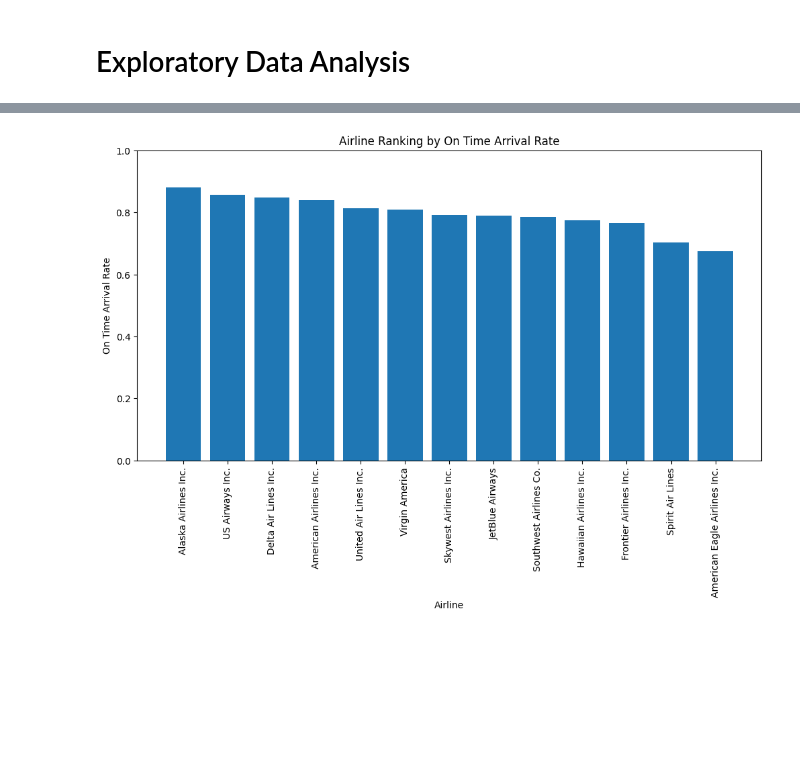
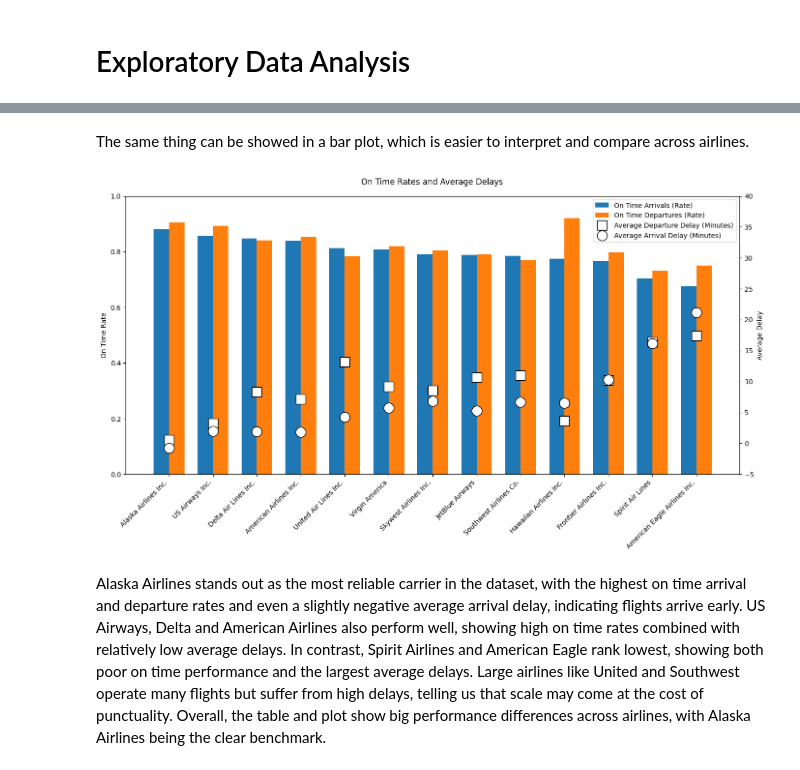
Before and after one commit to UCB-stat-159-f25/final-group21, a Jupyter notebook: EDA.ipynb, the cells around one changed output, grey strips where cells are left out. Drawn from its saved outputs; the diff is of its cells as text; code cells hidden in the pictures; blank space fills up the shorter version.

Commit message:
changed plot for comparison of airlines and added comments

```diff
--- a/EDA.ipynb
+++ b/EDA.ipynb
@@ -71,13 +81,44 @@ summary_performance[["AIRLINE", "n_flights",
-# %%
-plt.figure(figsize=(12, 6))
-plt.bar(summary_performance["AIRLINE"], summary_performance["arr_on_time_rate"])
-
-plt.title("Airline Ranking by On Time Arrival Rate")
-plt.xlabel("Airline")
-plt.ylabel("On Time Arrival Rate")
-plt.xticks(rotation=90)
-plt.ylim(0, 1)
-
-plt.show()
-# %% [output]
-[figure, removed]
+# %% [markdown]
+The same thing can be showed in a bar plot, which is easier to interpret and compare across airlines.
+# %%
+# Showing the ranked airlines in a bar chart
+fig, ax1 = plt.subplots(figsize=(14, 8))
+
+# On Time Rates
+width = 0.35
+ax1.bar(np.arange(len(summary_performance["AIRLINE"])) - width/2,
+        summary_performance["arr_on_time_rate"], width, label="On Time Arrivals (Rate)")
+ax1.bar(np.arange(len(summary_performance["AIRLINE"])) + width/2,
+        summary_performance["dep_on_time_rate"], width, label="On Time Departures (Rate)")
+ax1.set_ylabel("On Time Rate")
+ax1.set_ylim(0, 1)
+ax1.set_xticks(np.arange(len(summary_performance["AIRLINE"])))
+ax1.set_xticklabels(summary_performance["AIRLINE"], rotation=45, ha="right")
+
+# Average Delays
+ax2 = ax1.twinx()
+ax2.plot(np.arange(len(summary_performance["AIRLINE"])),
+         summary_performance["mean_dep_delay"], marker="s", markersize=15,
+         linestyle="None", label="Average Departure Delay (Minutes)",
+         markerfacecolor="white", markeredgecolor="black")
+ax2.plot(np.arange(len(summary_performance["AIRLINE"])),
+         summary_performance["mean_arr_delay"], marker="o", markersize=15,
+         linestyle="None", label="Average Arrival Delay (Minutes)",
+         markerfacecolor="white", markeredgecolor="black")
+ax2.set_ylim(-5, 40)
+ax2.set_ylabel("Average Delay")
+
+# Title
+fig.suptitle("On Time Rates and Average Delays")
+
+# Legend
+handles1, labels1 = ax1.get_legend_handles_labels()
+handles2, labels2 = ax2.get_legend_handles_labels()
+ax1.legend(handles1 + handles2, labels1 + labels2, loc="upper right")
+
+plt.tight_layout()
+plt.show()
+# %% [output]
+[figure, added]
+# %% [markdown]
+Alaska Airlines stands out as the most reliable carrier in the dataset, with the highest on time arrival and departure rates and even a slightly negative average arrival delay, indicating flights arrive early. US Airways, Delta and American Airlines also perform well, showing high on time rates combined with relatively low average delays. In contrast, Spirit Airlines and American Eagle rank lowest, showing both poor on time performance and the largest average delays. Large airlines like United and Southwest operate many flights but suffer from high delays, telling us that scale may come at the cost of punctuality. Overall, the table and plot show big performance differences across airlines, with Alaska Airlines being the clear benchmark.
```
Also changed, not shown: parts of 6 cells of this notebook.
